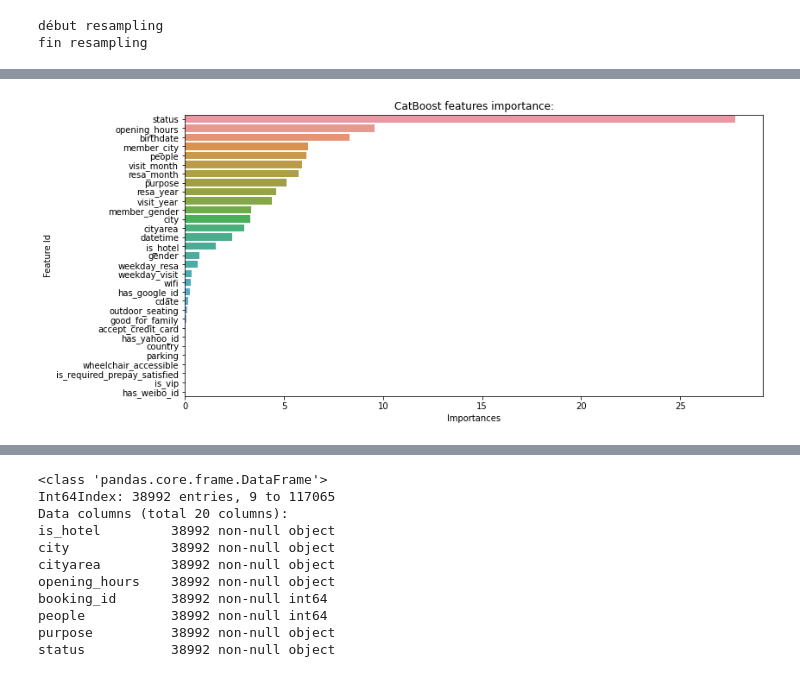
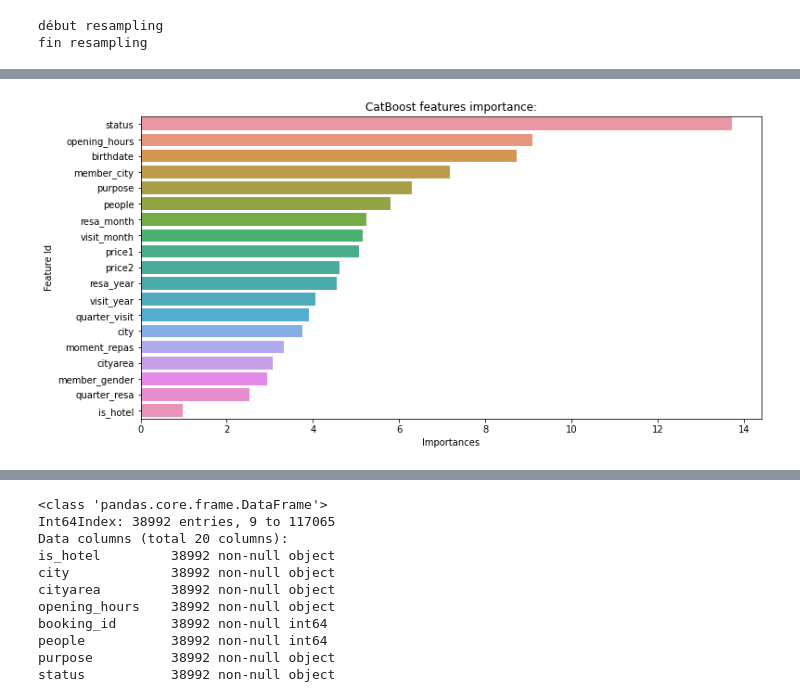
Before and after one commit to jeremySrgt/kaggle-compet, a Jupyter notebook: catboost_training.ipynb, the cells around one changed output, grey strips where cells are left out. Saved outputs shown, nothing was run; the diff lists cells and outputs as text; code cells hidden in the pictures.

Commit message:
improvement on catboost with hyperparameter tuning

```diff
--- a/catboost_training.ipynb
+++ b/catboost_training.ipynb
@@ -64,9 +64,9 @@ Name: moment_repas, Length: 117066, dtype: object
 #from dateutil import parser
 #parser.parse("2024-02-29")
 # %%
-df.drop(['cdate','datetime','parking','has_google_id','accept_credit_card','has_yahoo_id',
-         'is_required_prepay_satisfied','is_vip','has_weibo_id','country', 'good_for_family',
-         'wheelchair_accessible', 'gender', 'wifi', 'outdoor_seating', 'weekday_visit','weekday_resa'],
+df.drop(['cdate','datetime','has_google_id','has_yahoo_id','parking',
+         'is_vip','has_weibo_id', 'gender','is_required_prepay_satisfied','country','accept_credit_card',
+         'good_for_family','wheelchair_accessible','outdoor_seating','wifi','weekday_resa','weekday_visit'],
         axis=1, inplace = True)
 # %%
 #df['is_vip'] = df['is_vip'].astype(str)
@@ -89,6 +89,10 @@ df['resa_year'] = df['resa_year'].astype(str)
 df['visit_year'] = df['visit_year'].astype(str)
 df['quarter_visit'] = df['quarter_visit'].astype(str)
 df['quarter_resa'] = df['quarter_resa'].astype(str)
+df['city'] = df['city'].astype(str)
+
+df['price1'] = df['price1'].astype(np.int64)
+df['price2'] = df['price2'].astype(np.int64)
 
 
 
@@ -116,8 +120,8 @@ y = df_train['return90']
 # %%
 X_train, X_test, y_train, y_test = train_test_split(X, y, test_size=0.25, random_state=1)
 # %%
-cat_features_names = ['is_hotel','city','cityarea','opening_hours',
-                      'purpose','birthdate',
+cat_features_names = ['is_hotel','city','cityarea',
+                      'purpose','birthdate','opening_hours',
                       'member_gender'   ,'member_city','status', 'visit_month',
                       'visit_year', 'quarter_visit','resa_month','resa_year','quarter_resa','moment_repas']
 cat_features = [X.columns.get_loc(col) for col in cat_features_names]
@@ -154,24 +166,23 @@ test_data = Pool(data=X_test,
                   cat_features=cat_features
                  )
 
-params = {'loss_function':'Logloss',
+params = {'loss_function':'CrossEntropy',
           'eval_metric':'AUC',
           'cat_features': cat_features,
+          'depth': 8,
+          'verbose': 200,
+          'l2_leaf_reg': 3,
+          'learning_rate': 0.03,
           'random_seed': 1
          }
 
-model = CatBoostClassifier(**params)
+cat_tuned_litle = CatBoostClassifier(**params)
 
-grid = {'learning_rate': [0.03, 0.1],
-        'depth': [4, 6, 10],
-        'l2_leaf_reg': [1, 3, 5, 7, 9],
-       }
-
-grid_search_result = model.grid_search(grid,
-                                       X=X,
-                                       y=y,
-                                       search_by_train_test_split=True,
-                                       plot=True)
+cat_tuned_litle.fit(train_data,
+          eval_set=test_data,
+          use_best_model=True,
+          plot=True
+         );
 # %% [output]
 [interactive output not drawn]
 MetricVisualizer(layout=Layout(align_self='stretch', height='500px'))
@@ -300,6 +200,6 @@ Shrink model to first 195 iterations.
 # %%
 plt.figure(figsize=(12, 6));
-sns.barplot(x="Importances", y="Feature Id", data=hand_tuning.get_feature_importance(prettified=True));
+sns.barplot(x="Importances", y="Feature Id", data=cat_tuned_litle.get_feature_importance(prettified=True));
 plt.title('CatBoost features importance:');
 # %% [output]
-[figure, old version]
+[figure, new version]
```
Also changed, not shown: parts of 10 cells of this notebook, 3 other files.
